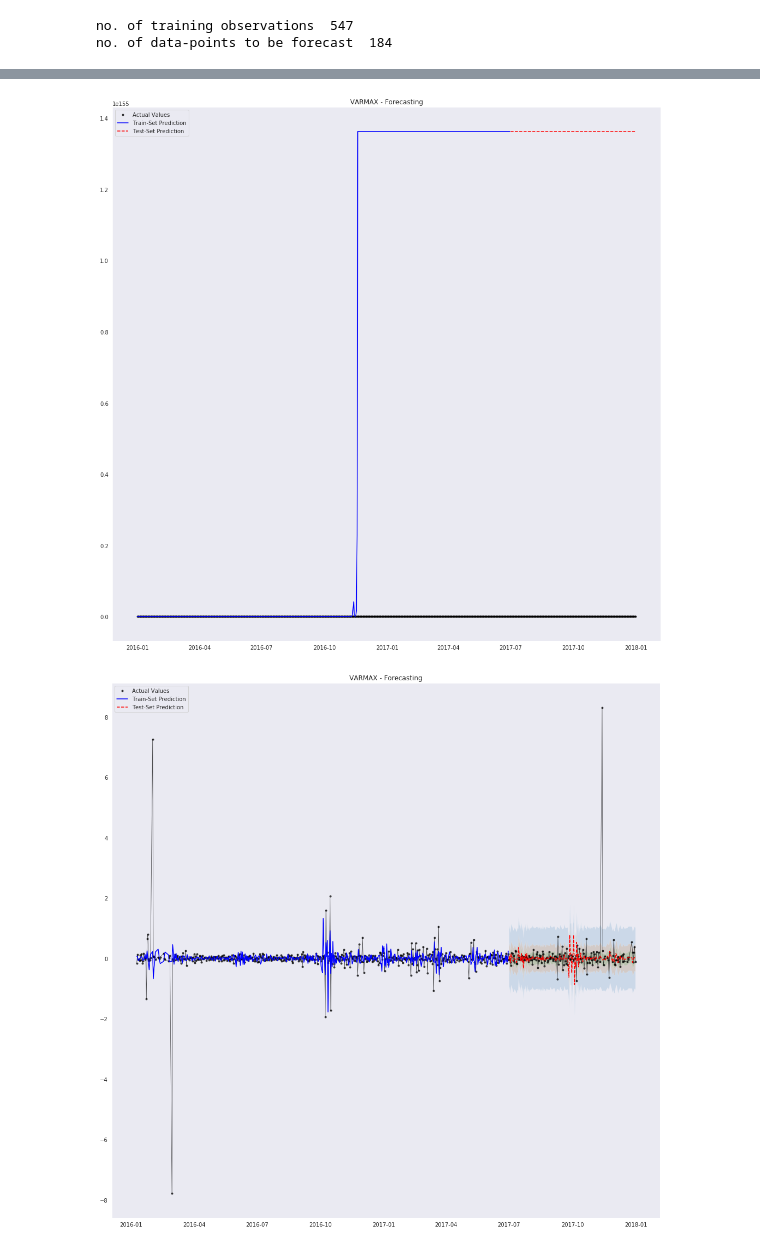
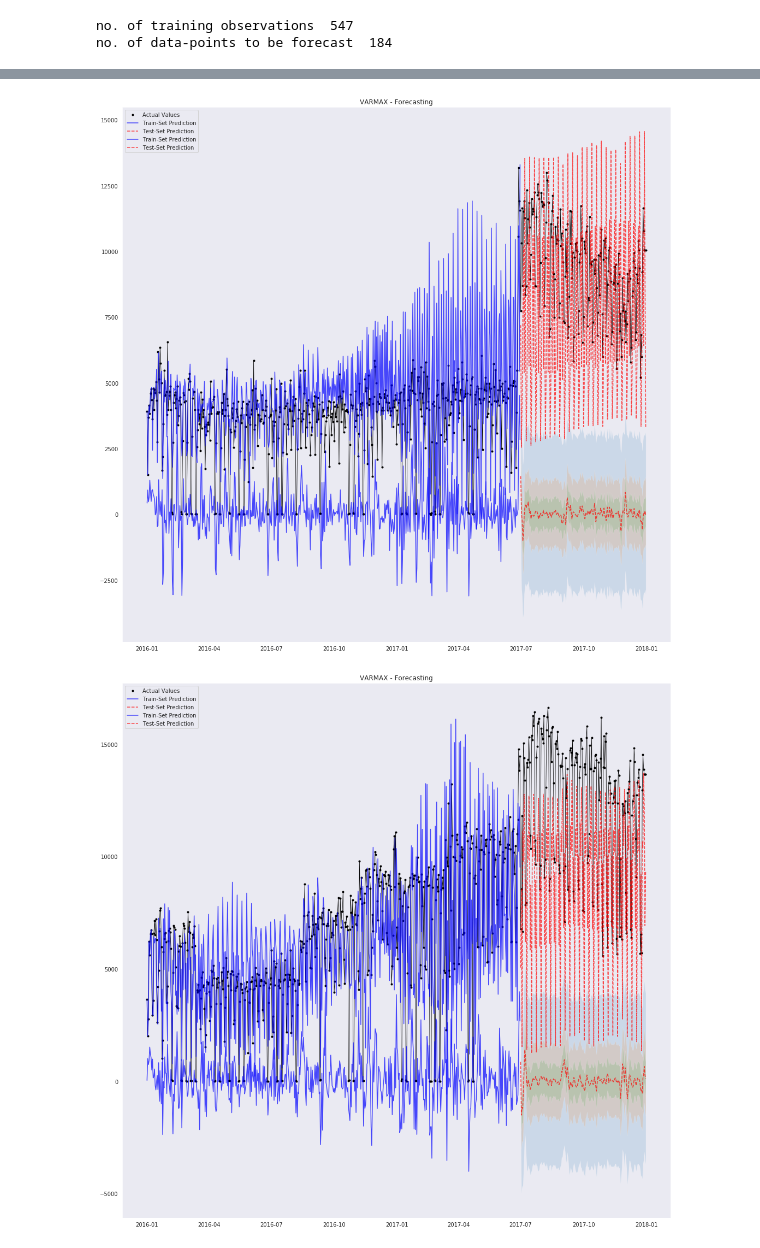
Before and after one commit to sirisurab/transpred, a Jupyter notebook: src/EDA.ipynb, the cells around one changed output, grey strips where cells are left out. Drawn from its saved outputs; the diff is of its cells as text; code cells hidden in the pictures.

```diff
--- a/src/EDA.ipynb
+++ b/src/EDA.ipynb
@@ -849,14 +819,15 @@ aic = DataFrame(zeros((p_max,q_max), dtype=float))
 bic = DataFrame(zeros((p_max,q_max), dtype=float))
 for p in range(1,p_max+1):
     for q in range(1,q_max+1):
-        var_model = VARMAX(train_y, train_x, order=(p,q), trend='c')
-        var_model_result = var_model.fit(maxiter=1000, disp=False)
-        #print('order = {:d},{:d}'.format(p,q))
-        aic.iloc[p-1,q-1] = var_model_result.aic
-        bic.iloc[p-1,q-1] = var_model_result.bic
-        #print('aic = ',var_model_result.aic)
-        #print('bic = ',var_model_result.bic)
-        #print('hqic = ',var_model_result.hqic)
+        var_model = VARMAX(train_y, train_x, order=(p,q),  enforce_invertibility=True)
+        try:
+            var_model_result = var_model.fit(maxiter=100, disp=False)
+            #print('order = {:d},{:d}'.format(p,q))
+            aic.iloc[p-1,q-1] = var_model_result.aic
+            bic.iloc[p-1,q-1] = var_model_result.bic
+        except:
+            aic.iloc[p-1,q-1] = nan
+            bic.iloc[p-1,q-1] = nan
 # %%
 q = aic.min().idxmin()
 p = aic.idxmin()[q]
@@ -866,5 +837,5 @@ optimum order = 4,4
 # %%
-var_model = VARMAX(train_y, train_x, order=(p,q), trend='c')
-var_model_result = var_model.fit(maxiter=1000, disp=False)
+var_model = VARMAX(train_y, train_x, order=(p,q),  enforce_invertibility=True)
+var_model_result = var_model.fit(maxiter=5000, disp=False)
 print(var_model_result.summary())
 # %% [output]
@@ -1032,3 +946,0 @@ df_merged.loc[train_y.index].head()
-# %%
-pred_mean = inverse_transform(pred_mean, df_merged.loc[train_y.index], lag_1=7, lag_2=1)
-pred_mean.info()
@@ -1053,0 +949,11 @@ IndexError: single positional indexer is out-of-bounds
+# %%
+from pandas import Timedelta
+y_cols = ['delex','delent']
+lag=7
+td = Timedelta(lag, unit='d')
+idx0 = df_merged.index.to_series().iloc[0]
+initial_idx = (idx0+td-Timedelta(1, unit='d')).strftime('%Y-%m-%d')
+pred_mean_inv = DataFrame(index=pred_mean.index, columns=y_cols)
+for col in y_cols:
+    pred_mean_inv[col] = inverse_diff(pred_mean[col], df_merged[col].loc[:initial_idx], diff_lag=lag)
+pred_mean_inv.info()
@@ -1054,8 +1032,8 @@ IndexError: single positional indexer is out-of-bounds
 # %%
-make_prediction_plot(df_merged, train_y, test_y, predict, predict_ci95, predict_ci60, predict_ci30, 'delex_diff2', 'delex', inverse_transform)
+make_prediction_plot(df_merged, train_y, test_y, predict, 'delex')
 # %% [output]
-[figure, old version]
+[figure, new version]
 # %%
-make_prediction_plot(train_y, test_y, predict, predict_ci95, predict_ci60, predict_ci30, 'delent_diff2')
+make_prediction_plot(df_merged, train_y, test_y, predict, 'delent')
 # %% [output]
-[figure, old version]
+[figure, new version]
```
Also changed, not shown: parts of 61 cells of this notebook.
